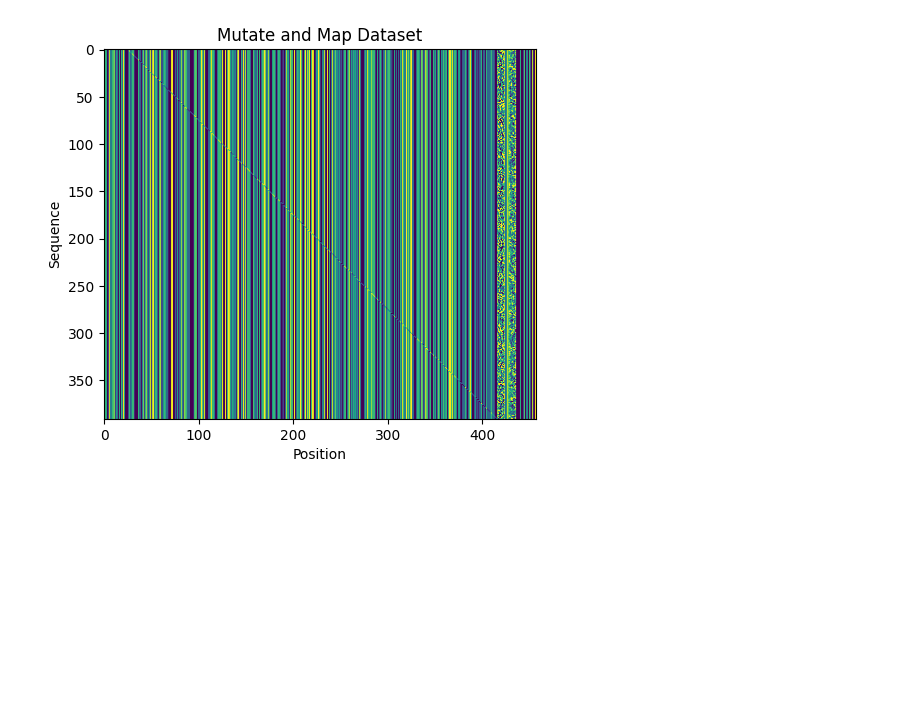
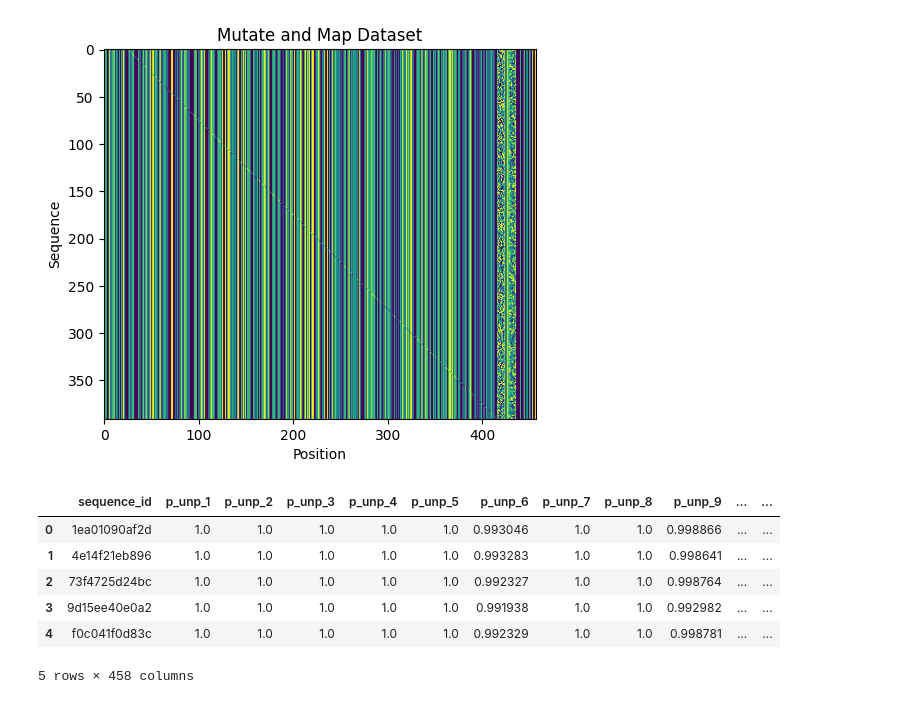
Before and after one commit to jainpranav1/Kaggle_Competition, a Jupyter notebook: deepnote/Kaggle_Competition/Preprocessing Data.ipynb, the cells around one changed output. Cells and saved outputs as stored; diff of their text form; code cells hidden in the pictures; blank space fills up the shorter version.

```diff
--- a/deepnote/Kaggle_Competition/Preprocessing Data.ipynb
+++ b/deepnote/Kaggle_Competition/Preprocessing Data.ipynb
@@ -83,6 +85,19 @@ plt.ylabel("Sequence")
 plt.show()
 # %% [output]
 [figure]
+# %%
+# import and see p_unpaired.txt
+df_p_unp_txt = dd.read_table('Data/p_unpaired.txt', header=None, delimiter=" ")
+df_p_unp_txt.columns = ["sequence_id"] + [f"p_unp_{i}" for i in range(1,457+1)]
+df_p_unp_txt.head()
+# %% [output]
+|  | sequence_id | p_unp_1 | p_unp_2 | p_unp_3 | p_unp_4 | p_unp_5 | p_unp_6 | p_unp_7 | p_unp_8 | p_unp_9 | ... | ... |
+| 0 | 1ea01090af2d | 1.0 | 1.0 | 1.0 | 1.0 | 1.0 | 0.993046 | 1.0 | 1.0 | 0.998866 | ... | ... |
+| 1 | 4e14f21eb896 | 1.0 | 1.0 | 1.0 | 1.0 | 1.0 | 0.993283 | 1.0 | 1.0 | 0.998641 | ... | ... |
+| 2 | 73f4725d24bc | 1.0 | 1.0 | 1.0 | 1.0 | 1.0 | 0.992327 | 1.0 | 1.0 | 0.998764 | ... | ... |
+| 3 | 9d15ee40e0a2 | 1.0 | 1.0 | 1.0 | 1.0 | 1.0 | 0.991938 | 1.0 | 1.0 | 0.992982 | ... | ... |
+| 4 | f0c041f0d83c | 1.0 | 1.0 | 1.0 | 1.0 | 1.0 | 0.992329 | 1.0 | 1.0 | 0.998781 | ... | ... |
+5 rows × 458 columns
 # %% [markdown]
 <a style='text-decoration:none;line-height:16px;display:flex;color:#5B5B62;padding:10px;justify-content:end;' href='https://deepnote.com?utm_source=created-in-deepnote-cell&projectId=fe343e39-d2c0-4296-915d-091d9a42752d' target="_blank">
 <img alt='Created in deepnote.com' style='display:inline;max-height:16px;margin:0px;margin-right:7.5px;' src='embedded-picture-1' > </img>
```
Also changed, not shown: parts of 3 cells of this notebook, 6 other files.
